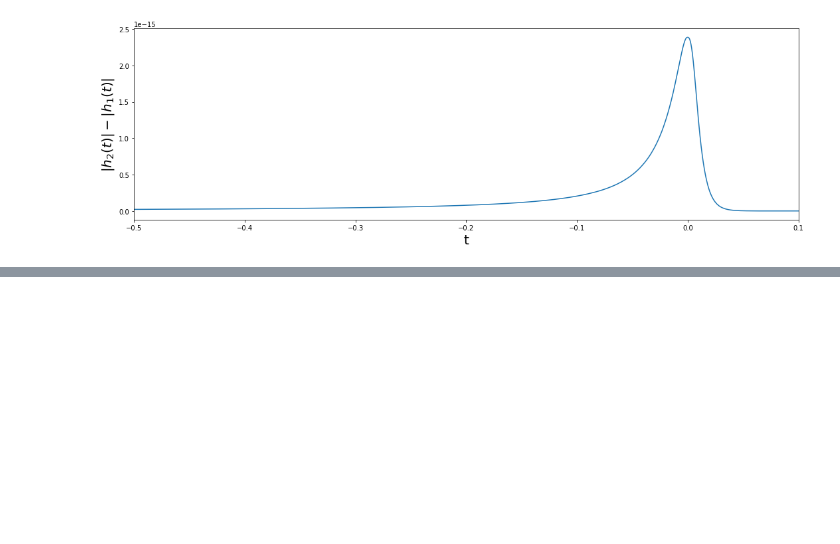
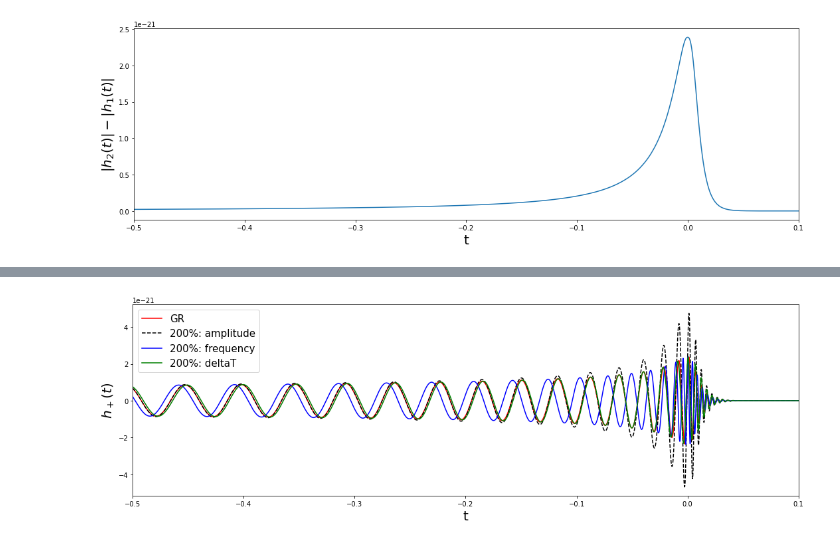
Before and after one commit to abhirup-ghosh/spinqnm, a Jupyter notebook: notebooks/eob_merger_modifications.ipynb, the cells around one changed output, grey strips where cells are left out. Drawn from its saved outputs; the diff is of its cells as text; code cells hidden in the pictures; blank space fills up the shorter version.

```diff
--- a/notebooks/eob_merger_modifications.ipynb
+++ b/notebooks/eob_merger_modifications.ipynb
@@ -14,7 +15,7 @@ m1 = 50.0*lal.MSUN_SI
 m2 = 50.0*lal.MSUN_SI
 phi_c = 0.
 f_start22 = 8. #Frequency of the 22 mode at which the signal starts
-distance = 500.0*lal.PC_SI
+distance = 500.0e6*lal.PC_SI
 inclination = 0.
 spin1_z = 0.5
 spin2_z =  0.5
@@ -96,0 +173,8 @@ plt.show()
+# %%
+post_loc = "./GW200129_real_event_tgr.dat"
+
+data = np.genfromtxt(post_loc, names=True, dtype=None)
+
+m1, m2, a1z, a2z, distance, phi_c, dnra, dnromega = data["m1"], data["m2"], data["a1z"], data["a2z"],\
+                                                data["dist"], data["phase"],\
+                                                data["dnra"], data["dnromega"]
@@ -96,0 +249,82 @@ plt.show()
+# %%
+%matplotlib inline
+
+plt.figure(figsize=(15,5))
+
+paramdict = lal.CreateDict()
+
+######## GR ###########
+lalsimulation.SimInspiralWaveformParamsInsertDNRA(paramdict, 0.0)
+lalsimulation.SimInspiralWaveformParamsInsertDNROmega(paramdict, 0.0)
+lalsimulation.SimInspiralWaveformParamsInsertDNRDeltaT(paramdict, 0.0)
+
+# Generate the waveform
+hp1, hc1 =  lalsimulation.SimInspiralChooseTDWaveform(m1, m2,  0., 0., spin1_z, 0., 0., spin2_z, distance, 0.,
+                                                    phi_c, 0., 0., 0., deltaT, f_start22, f_start22, paramdict, lalsimulation.SEOBNRv4HM)
+h1 = hp1.data.data - 1j*hc1.data.data
+time_array1 = np.arange(0,len(h1)*deltaT,deltaT)
+
+idx_max, = np.where(abs(h1) == max(abs(h1)))
+time_array1 = time_array1 - time_array1[idx_max]
+
+######## dnra=1 ###########
+paramdict = lal.CreateDict()
+
+#add a deviation nra=1.0
+lalsimulation.SimInspiralWaveformParamsInsertDNRA(paramdict, 1.0)
+
+# Generate the waveform
+hp2, hc2 =  lalsimulation.SimInspiralChooseTDWaveform(m1, m2,  0., 0., spin1_z, 0., 0., spin2_z, distance, 0.,
+                                                    phi_c, 0., 0., 0., deltaT, f_start22, f_start22, paramdict, lalsimulation.SEOBNRv4HM)
+h2 = hp2.data.data - 1j*hc2.data.data
+time_array2 = np.arange(0,len(h2)*deltaT,deltaT)
+
+idx_max, = np.where(abs(h2) == max(abs(h2)))
+time_array2 = time_array2 - time_array2[idx_max]
+
+######## dnromega=1 ###########
+paramdict = lal.CreateDict()
+
+#add a deviation nra=1.0
+lalsimulation.SimInspiralWaveformParamsInsertDNROmega(paramdict, 1.0)
+
+# Generate the waveform
+hp3, hc3 =  lalsimulation.SimInspiralChooseTDWaveform(m1, m2,  0., 0., spin1_z, 0., 0., spin2_z, distance, 0.,
+                                                    phi_c, 0., 0., 0., deltaT, f_start22, f_start22, paramdict, lalsimulation.SEOBNRv4HM)
+h3 = hp3.data.data - 1j*hc3.data.data
+time_array3 = np.arange(0,len(h3)*deltaT,deltaT)
+
+idx_max, = np.where(abs(h3) == max(abs(h3)))
+time_array3 = time_array3 - time_array3[idx_max]
+
+######## dnrDeltaT=1 ###########
+paramdict = lal.CreateDict()
+
+#add a deviation nra=1.0
+lalsimulation.SimInspiralWaveformParamsInsertDNRDeltaT(paramdict, 1.0)
+
+# Generate the waveform
+hp4, hc4 =  lalsimulation.SimInspiralChooseTDWaveform(m1, m2,  0., 0., spin1_z, 0., 0., spin2_z, distance, 0.,
+                                                    phi_c, 0., 0., 0., deltaT, f_start22, f_start22, paramdict, lalsimulation.SEOBNRv4HM)
+h4 = hp4.data.data - 1j*hc4.data.data
+time_array4 = np.arange(0,len(h4)*deltaT,deltaT)
+
+idx_max, = np.where(abs(h4) == max(abs(h4)))
+time_array4 = time_array4 - time_array4[idx_max]
+
+
+# plotting
+plt.plot(time_array1, hp1.data.data, color='r', label="GR")
+plt.plot(time_array2, hp2.data.data, color='k', ls='dashed', label="200%: amplitude")
+plt.plot(time_array3, hp3.data.data, color='b', label="200%: frequency")
+plt.plot(time_array4, hp4.data.data, color='g', label="200%: deltaT")
+plt.xlabel('t', fontsize=20)
+plt.ylabel('$h_+(t)$', fontsize=20)
+plt.xlim([-0.5,0.1])
+
+plt.legend(loc="best", fontsize=15)
+
+plt.tight_layout()
+plt.show()
+# %% [output]
+[figure, added]
```
Also changed, not shown: parts of 6 cells of this notebook.
